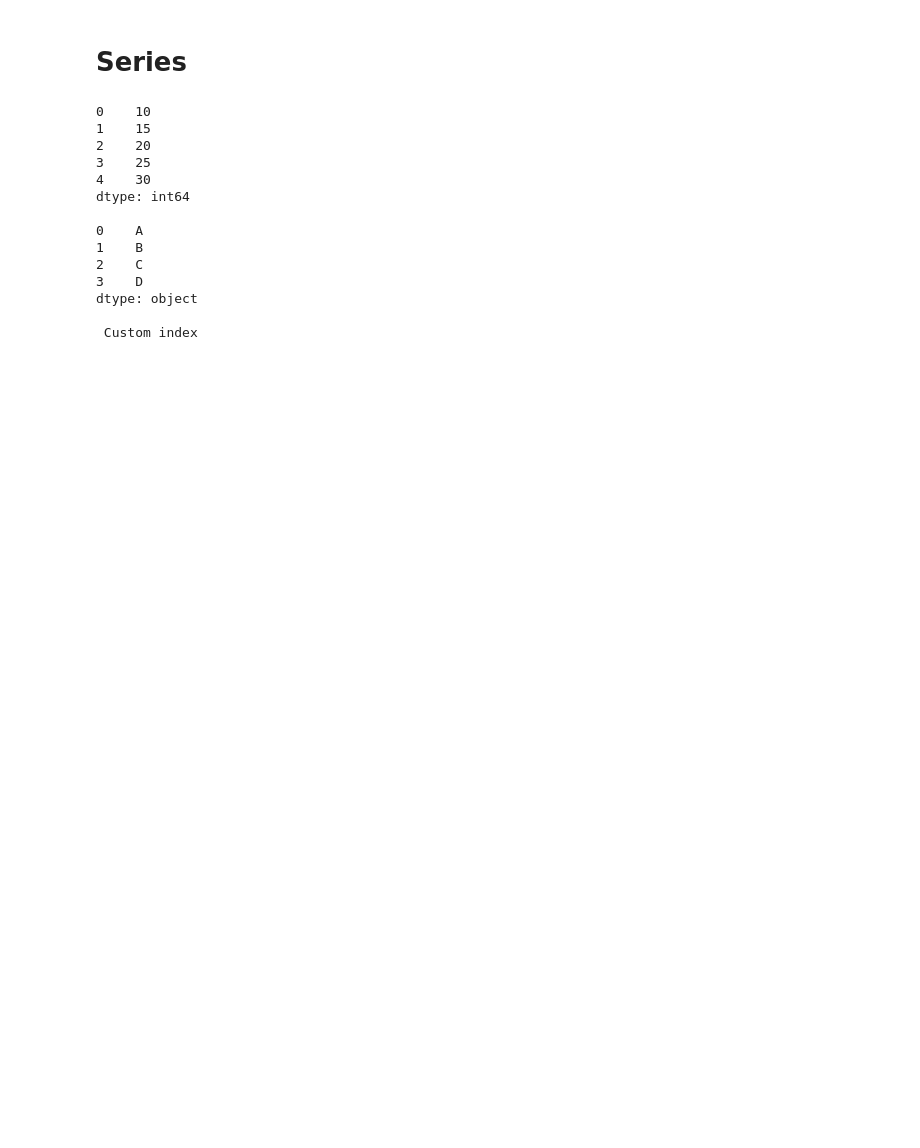
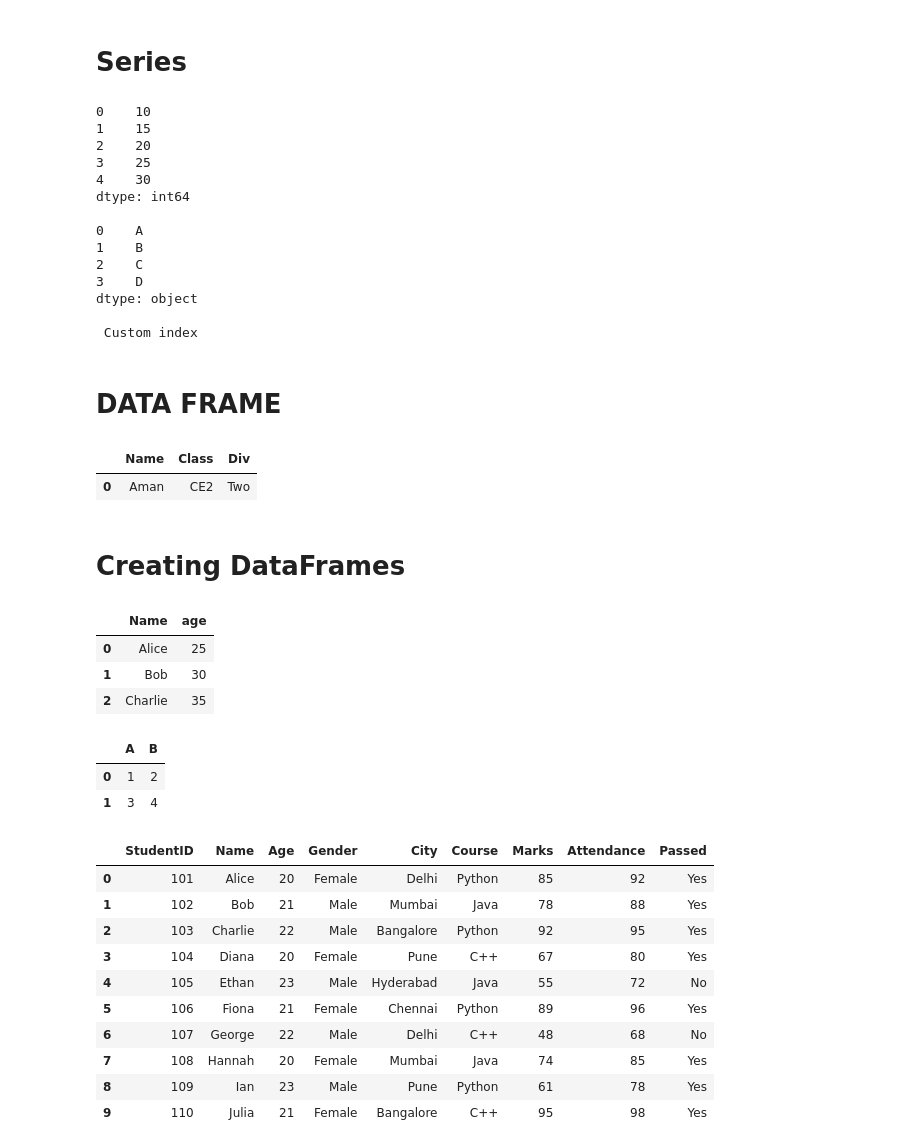
Before and after one commit to AmansWork-24-28/AmansWork-24-28-Python-for-Data-Science, a Jupyter notebook: Pandas/01.Introduction.ipynb, the cells around one changed output. Drawn from its saved outputs; the diff is of its cells as text; code cells hidden in the pictures; blank space fills up the shorter version.

```diff
--- a/Pandas/Introduction.ipynb
+++ b/Pandas/01.Introduction.ipynb
@@ -37,3 +37,16 @@ dtype: int64
 dtype: object
 
  Custom index
+# %% [markdown]
+# DATA FRAME
+# %%
+data = {
+    "Name" : ["Aman"],
+    "Class" : ["CE2"],
+    "Div" : ["Two"]
+}
+df = pd.DataFrame(data)
+df
+# %% [output]
+|  | Name | Class | Div |
+| 0 | Aman | CE2 | Two |
@@ -39,0 +59,18 @@ dtype: object
+# %% [markdown]
+# Creating DataFrames
+# %%
+# list inside list
+
+data = [
+["Alice", 25],
+["Bob", 30],
+["Charlie", 35]
+]
+
+df = pd.DataFrame(data,columns=["Name","age"])
+df
+# %% [output]
+|  | Name | age |
+| 0 | Alice | 25 |
+| 1 | Bob | 30 |
+| 2 | Charlie | 35 |
@@ -39,0 +85,35 @@ dtype: object
+# %%
+# using numpy array
+import numpy as np
+
+arr = np.array([[1, 2], [3, 4]])
+df = pd.DataFrame(arr, columns=["A", "B"])
+df
+# %% [output]
+|  | A | B |
+| 0 | 1 | 2 |
+| 1 | 3 | 4 |
+# %%
+# using csv files
+
+df = pd.read_csv("students.csv")
+df
+# df = pd.read_csv(url)
+
+# for excel files
+#df = pd.read_excel("data.xlsx")
+
+# using json
+# df = pd.read_json("data.json")
+# %% [output]
+|  | StudentID | Name | Age | Gender | City | Course | Marks | Attendance | Passed |
+| 0 | 101 | Alice | 20 | Female | Delhi | Python | 85 | 92 | Yes |
+| 1 | 102 | Bob | 21 | Male | Mumbai | Java | 78 | 88 | Yes |
+| 2 | 103 | Charlie | 22 | Male | Bangalore | Python | 92 | 95 | Yes |
+| 3 | 104 | Diana | 20 | Female | Pune | C++ | 67 | 80 | Yes |
+| 4 | 105 | Ethan | 23 | Male | Hyderabad | Java | 55 | 72 | No |
+| 5 | 106 | Fiona | 21 | Female | Chennai | Python | 89 | 96 | Yes |
+| 6 | 107 | George | 22 | Male | Delhi | C++ | 48 | 68 | No |
+| 7 | 108 | Hannah | 20 | Female | Mumbai | Java | 74 | 85 | Yes |
+| 8 | 109 | Ian | 23 | Male | Pune | Python | 61 | 78 | Yes |
+| 9 | 110 | Julia | 21 | Female | Bangalore | C++ | 95 | 98 | Yes |
```
Also changed, not shown: parts of 2 cells of this notebook, 4 other files.
